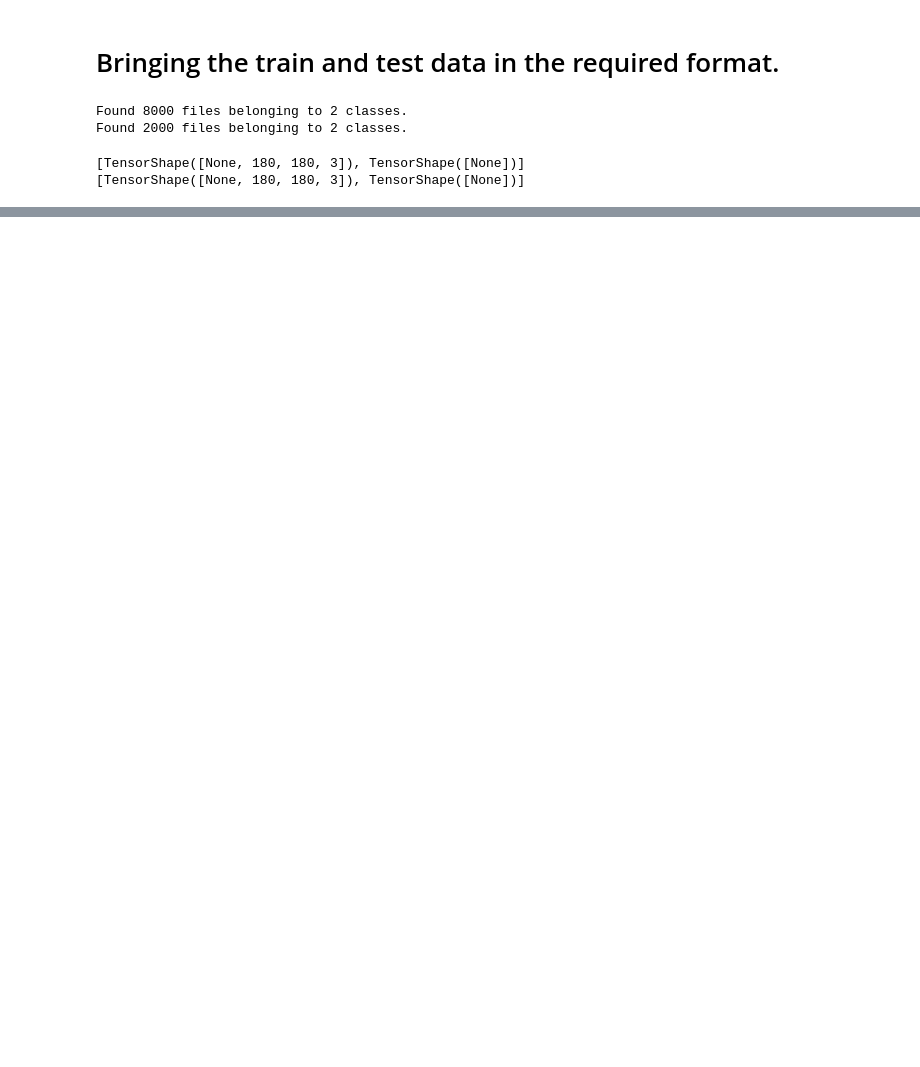
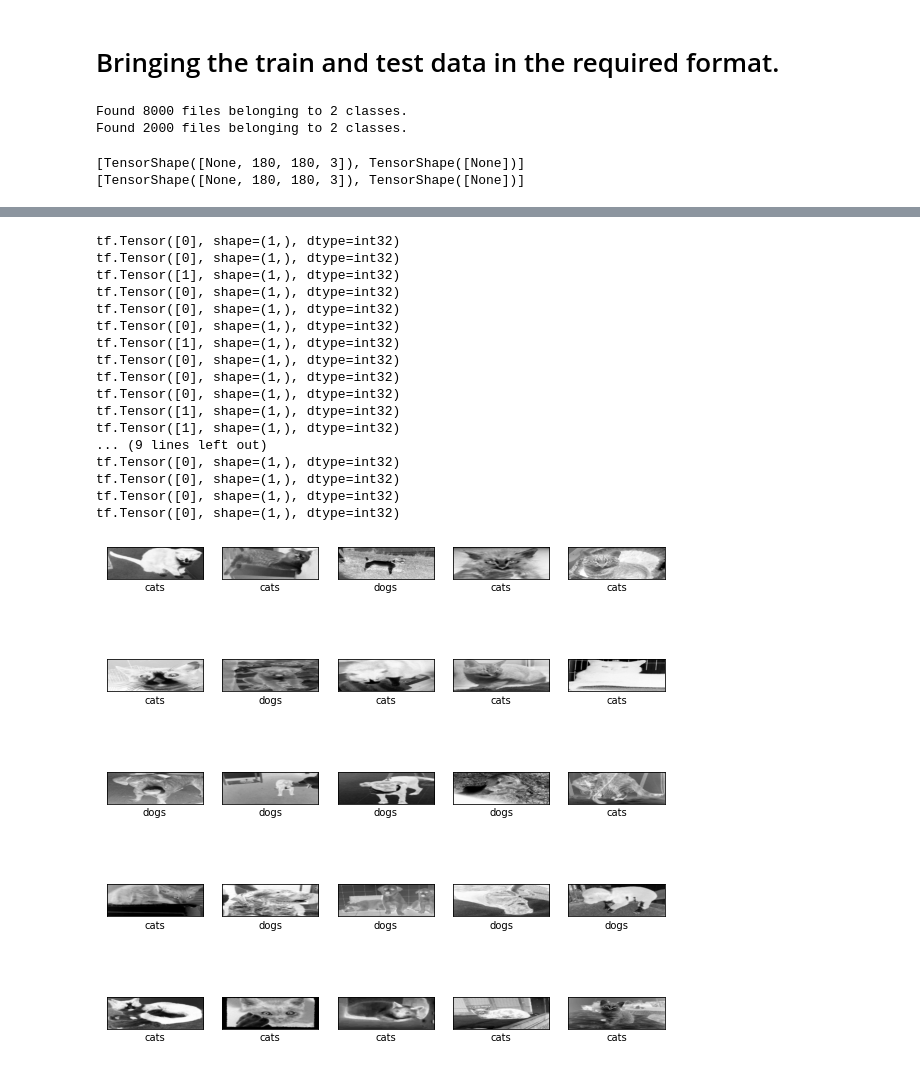
Before and after one commit to Saby049/NLPPractice, a Jupyter notebook: DLAssignment.ipynb, the cells around one changed output, grey strips where cells are left out. Drawn from its saved outputs; the diff is of its cells as text; code cells hidden in the pictures; blank space fills up the shorter version.

```diff
--- a/DLAssignment.ipynb
+++ b/DLAssignment.ipynb
@@ -223,0 +250,33 @@ print(test_ds._flat_shapes)
+# %%
+plt.figure(figsize=(10,10))
+i = 0
+for (image, label) in test_ds1.take(25):
+  image = image.numpy().reshape((180,540))
+  print(label)
+  plt.subplot(5,5,i+1)
+  plt.xticks([])
+  plt.yticks([])
+  plt.grid(False)
+  plt.imshow(image,cmap=plt.cm.binary)
+  plt.xlabel(train_ds.class_names[int(label)])
+  i+=1
+plt.show()
+# %% [output]
+tf.Tensor([0], shape=(1,), dtype=int32)
+tf.Tensor([0], shape=(1,), dtype=int32)
+tf.Tensor([1], shape=(1,), dtype=int32)
+tf.Tensor([0], shape=(1,), dtype=int32)
+tf.Tensor([0], shape=(1,), dtype=int32)
+tf.Tensor([0], shape=(1,), dtype=int32)
+tf.Tensor([1], shape=(1,), dtype=int32)
+tf.Tensor([0], shape=(1,), dtype=int32)
+tf.Tensor([0], shape=(1,), dtype=int32)
+tf.Tensor([0], shape=(1,), dtype=int32)
+tf.Tensor([1], shape=(1,), dtype=int32)
+tf.Tensor([1], shape=(1,), dtype=int32)
+... (9 lines left out)
+tf.Tensor([0], shape=(1,), dtype=int32)
+tf.Tensor([0], shape=(1,), dtype=int32)
+tf.Tensor([0], shape=(1,), dtype=int32)
+tf.Tensor([0], shape=(1,), dtype=int32)
+[figure, added]
```
Also changed, not shown: parts of 20 cells of this notebook.
